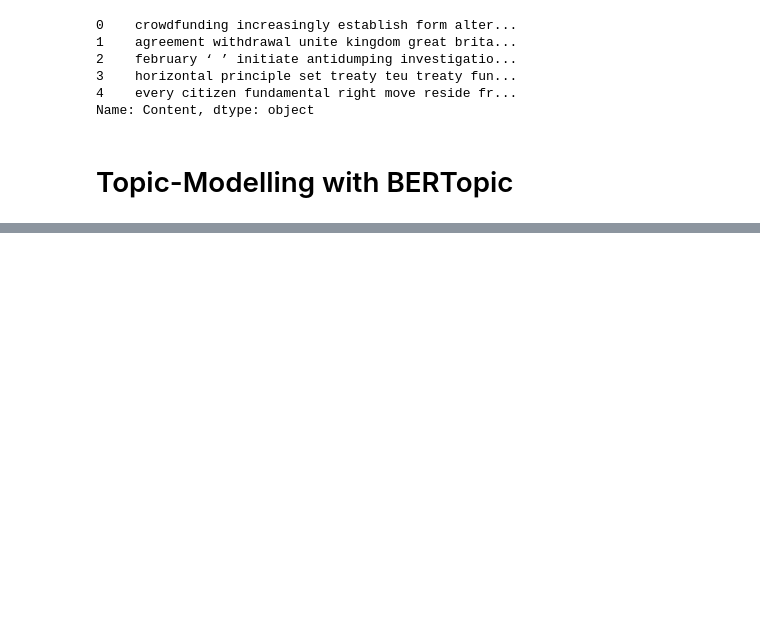
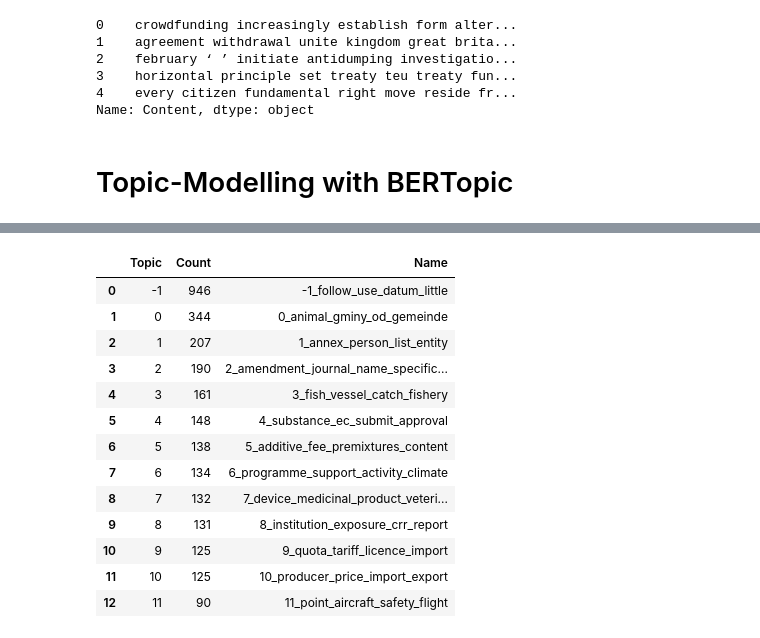
Before and after one commit to fvanlitsenburg/BatchLegal, a Jupyter notebook: notebooks/BatchLegal_Pipe_Week_1_all.ipynb, the cells around one changed output, grey strips where cells are left out. Saved outputs shown, nothing was run; the diff lists cells and outputs as text; code cells hidden in the pictures; blank space fills up the shorter version.

```diff
--- a/notebooks/BatchLegal_Pipe_Week_1_all.ipynb
+++ b/notebooks/BatchLegal_Pipe_Week_1_all.ipynb
@@ -270,0 +299,5 @@ topic_model.visualize_hierarchy()
+# %%
+#Reducing the amount of topics and  Training
+
+topic_model_reduced = BERTopic(nr_topics=12, language="english", calculate_probabilities=True, verbose=True)
+topics, probs = topic_model_reduced.fit_transform(txt_clean)
@@ -270,0 +309,17 @@ topic_model.visualize_hierarchy()
+# %%
+topic_model_reduced.get_topic_info()
+# %% [output]
+|  | Topic | Count | Name |
+| 0 | -1 | 946 | -1_follow_use_datum_little |
+| 1 | 0 | 344 | 0_animal_gminy_od_gemeinde |
+| 2 | 1 | 207 | 1_annex_person_list_entity |
+| 3 | 2 | 190 | 2_amendment_journal_name_specific... |
+| 4 | 3 | 161 | 3_fish_vessel_catch_fishery |
+| 5 | 4 | 148 | 4_substance_ec_submit_approval |
+| 6 | 5 | 138 | 5_additive_fee_premixtures_content |
+| 7 | 6 | 134 | 6_programme_support_activity_climate |
+| 8 | 7 | 132 | 7_device_medicinal_product_veteri... |
+| 9 | 8 | 131 | 8_institution_exposure_crr_report |
+| 10 | 9 | 125 | 9_quota_tariff_licence_import |
+| 11 | 10 | 125 | 10_producer_price_import_export |
+| 12 | 11 | 90 | 11_point_aircraft_safety_flight |
```
Also changed, not shown: parts of 17 cells of this notebook.
